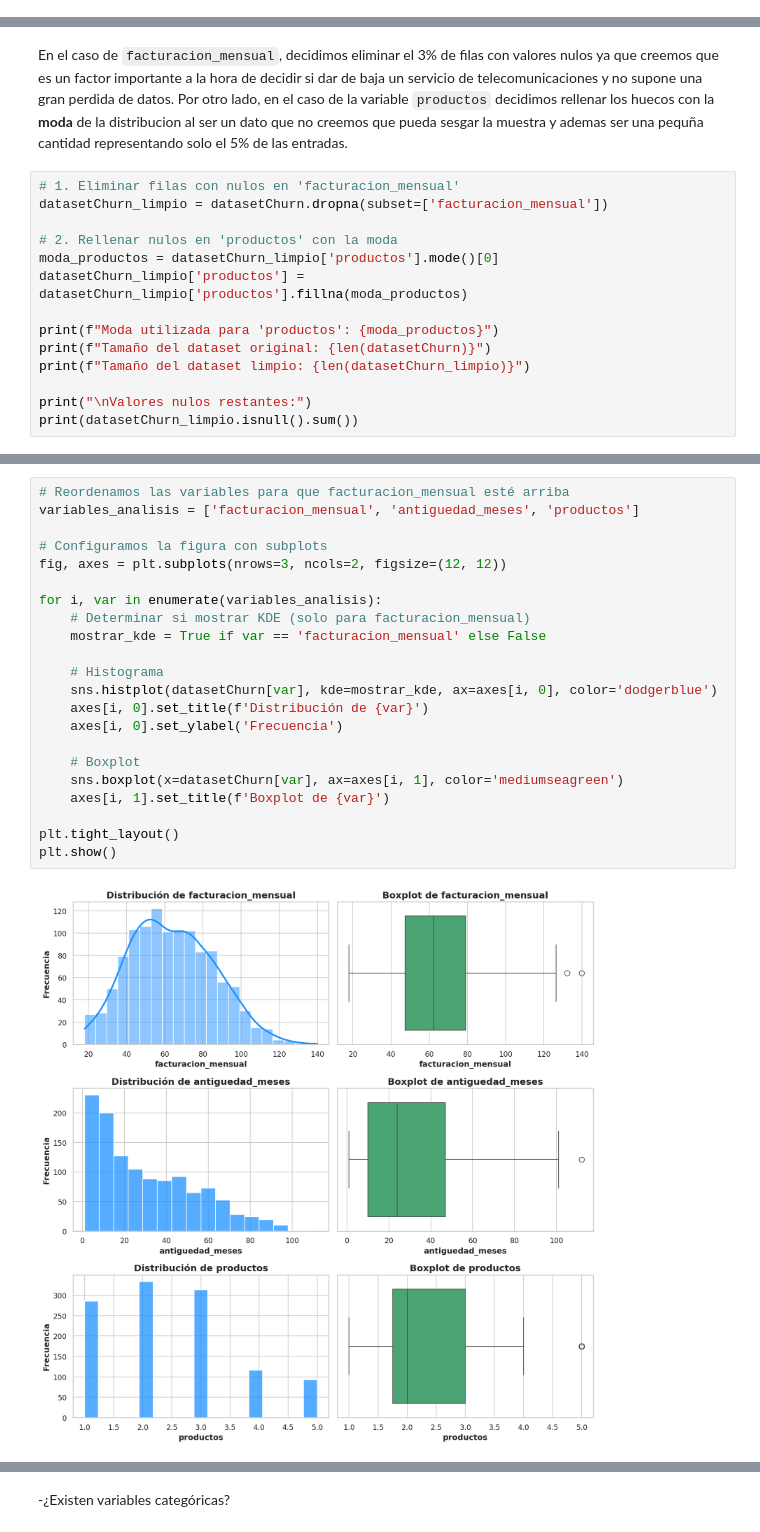
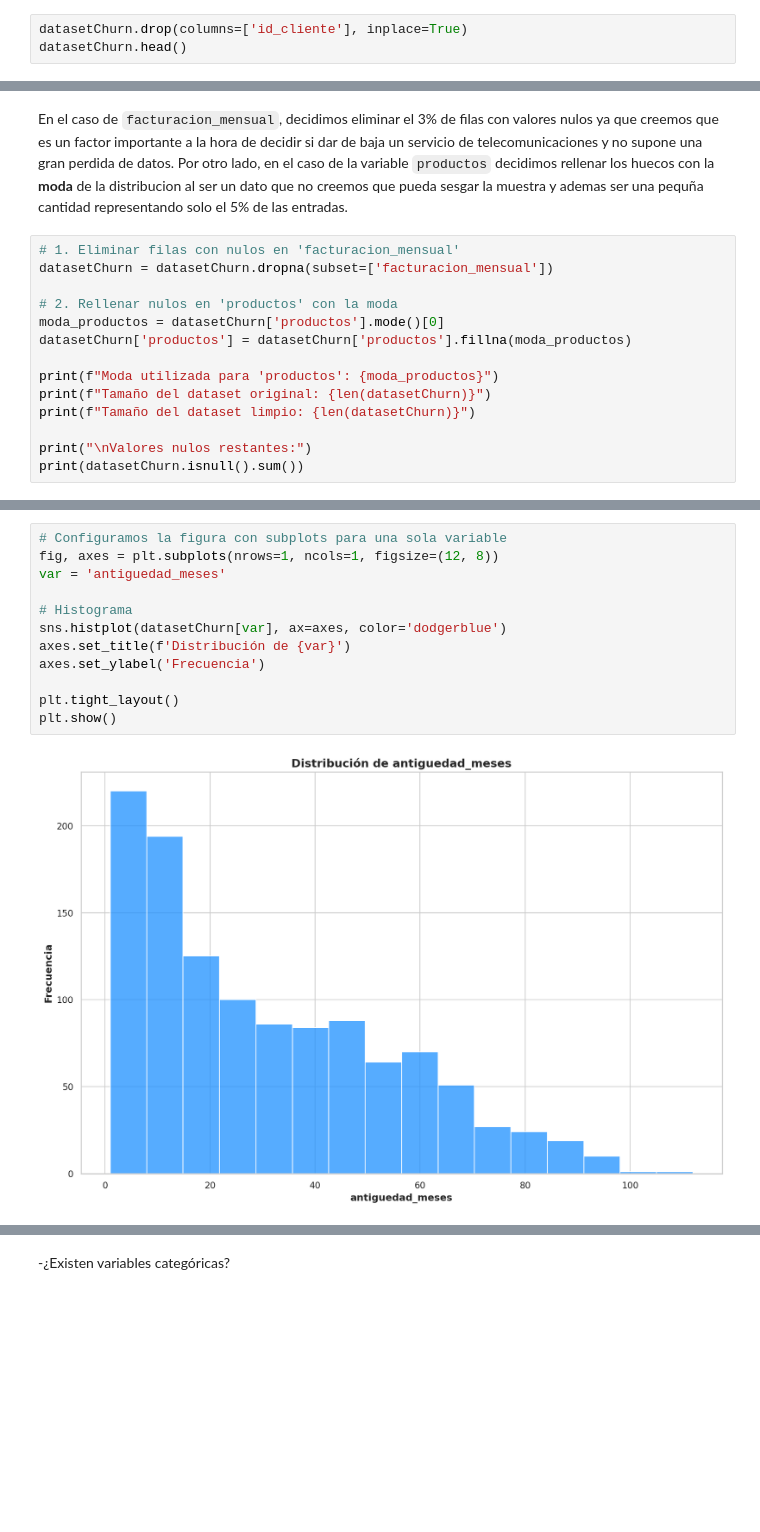
Before and after one commit to Santibareiro27/Inteligencia-Computacional, a Jupyter notebook: RA1_TP2/RA1_Trabajo_práctico_N°_2,_8.ipynb, the cells around one changed output, grey strips where cells are left out. Cells and saved outputs as stored; diff of their text form; blank space fills up the shorter version.

```diff
--- a/RA1_TP2/RA1_Trabajo_práctico_N°_2,_8.ipynb
+++ b/RA1_TP2/RA1_Trabajo_práctico_N°_2,_8.ipynb
@@ -623,0 +626,3 @@ en donde cada variable tiene un proposito distinto:
+# %%
+datasetChurn.drop(columns=['id_cliente'], inplace=True)
+datasetChurn.head()
@@ -740,17 +752,17 @@ No se detectaron valores sin sentido que arruinen la integridad de las entradas
 En el caso de `facturacion_mensual`, decidimos eliminar el 3% de filas con valores nulos ya que creemos que es un factor importante a la hora de decidir si dar de baja un servicio de telecomunicaciones y no supone una gran perdida de datos. Por otro lado, en el caso de la variable `productos` decidimos rellenar los huecos con la **moda** de la distribucion al ser un dato que no creemos que pueda sesgar la muestra y ademas ser una pequña cantidad representando solo el 5% de las entradas.
 # %%
 # 1. Eliminar filas con nulos en 'facturacion_mensual'
-datasetChurn_limpio = datasetChurn.dropna(subset=['facturacion_mensual'])
+datasetChurn = datasetChurn.dropna(subset=['facturacion_mensual'])
 
 # 2. Rellenar nulos en 'productos' con la moda
-moda_productos = datasetChurn_limpio['productos'].mode()[0]
-datasetChurn_limpio['productos'] = datasetChurn_limpio['productos'].fillna(moda_productos)
+moda_productos = datasetChurn['productos'].mode()[0]
+datasetChurn['productos'] = datasetChurn['productos'].fillna(moda_productos)
 
 print(f"Moda utilizada para 'productos': {moda_productos}")
 print(f"Tamaño del dataset original: {len(datasetChurn)}")
-print(f"Tamaño del dataset limpio: {len(datasetChurn_limpio)}")
+print(f"Tamaño del dataset limpio: {len(datasetChurn)}")
 
 print("\nValores nulos restantes:")
-print(datasetChurn_limpio.isnull().sum())
+print(datasetChurn.isnull().sum())
 # %% [output]
 Moda utilizada para 'productos': 2.0
@@ -770,24 +865,14 @@ dtype: int64
 # %%
-# Reordenamos las variables para que facturacion_mensual esté arriba
-variables_analisis = ['facturacion_mensual', 'antiguedad_meses', 'productos']
+# Configuramos la figura con subplots para una sola variable
+fig, axes = plt.subplots(nrows=1, ncols=1, figsize=(12, 8))
+var = 'antiguedad_meses'
 
-# Configuramos la figura con subplots
-fig, axes = plt.subplots(nrows=3, ncols=2, figsize=(12, 12))
-
-for i, var in enumerate(variables_analisis):
-    # Determinar si mostrar KDE (solo para facturacion_mensual)
-    mostrar_kde = True if var == 'facturacion_mensual' else False
-
-    # Histograma
-    sns.histplot(datasetChurn[var], kde=mostrar_kde, ax=axes[i, 0], color='dodgerblue')
-    axes[i, 0].set_title(f'Distribución de {var}')
-    axes[i, 0].set_ylabel('Frecuencia')
-
-    # Boxplot
-    sns.boxplot(x=datasetChurn[var], ax=axes[i, 1], color='mediumseagreen')
-    axes[i, 1].set_title(f'Boxplot de {var}')
+# Histograma
+sns.histplot(datasetChurn[var], ax=axes, color='dodgerblue')
+axes.set_title(f'Distribución de {var}')
+axes.set_ylabel('Frecuencia')
 
 plt.tight_layout()
 plt.show()
 # %% [output]
-[figure, old version]
+[figure, new version]
```
Also changed, not shown: parts of 17 cells of this notebook.
